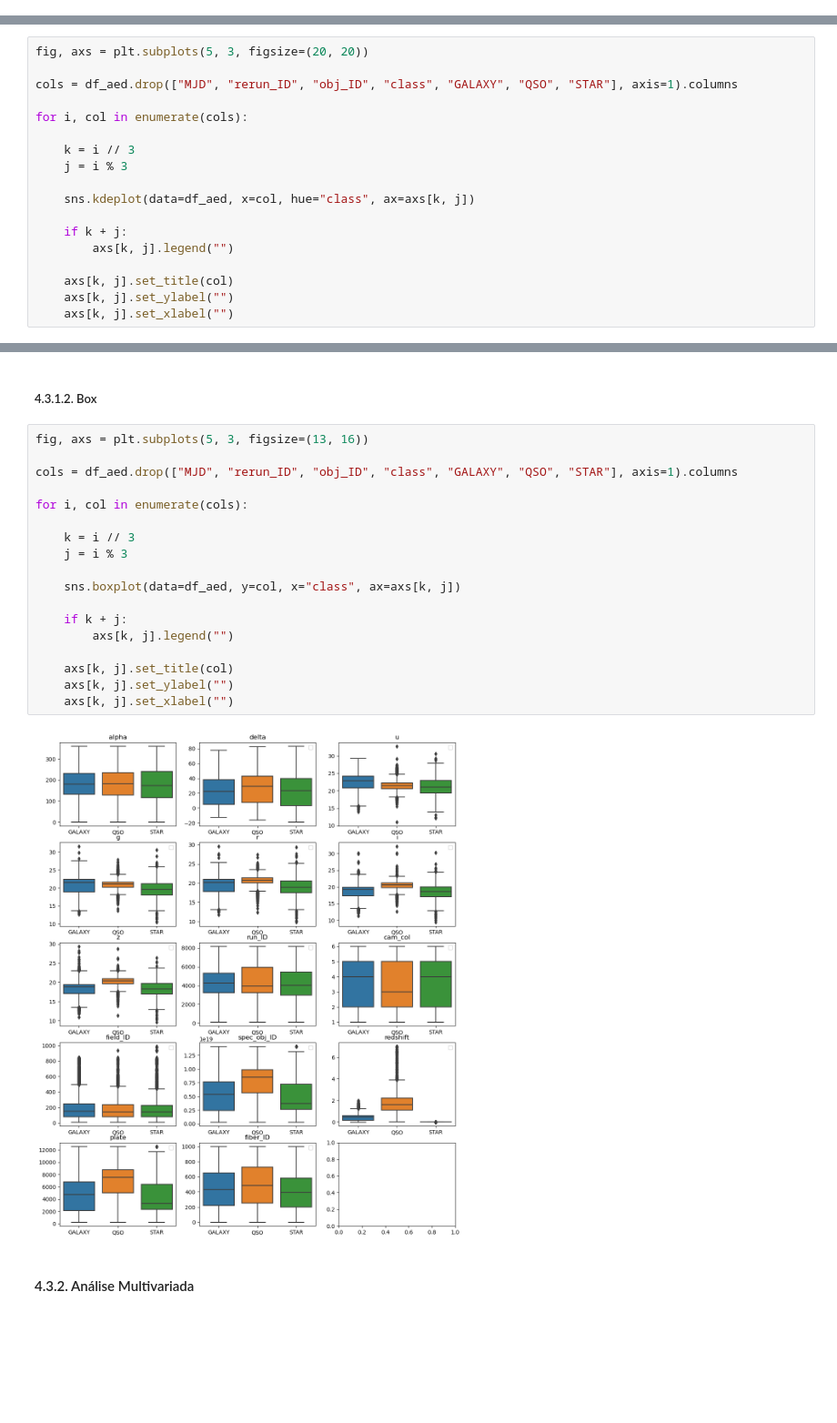
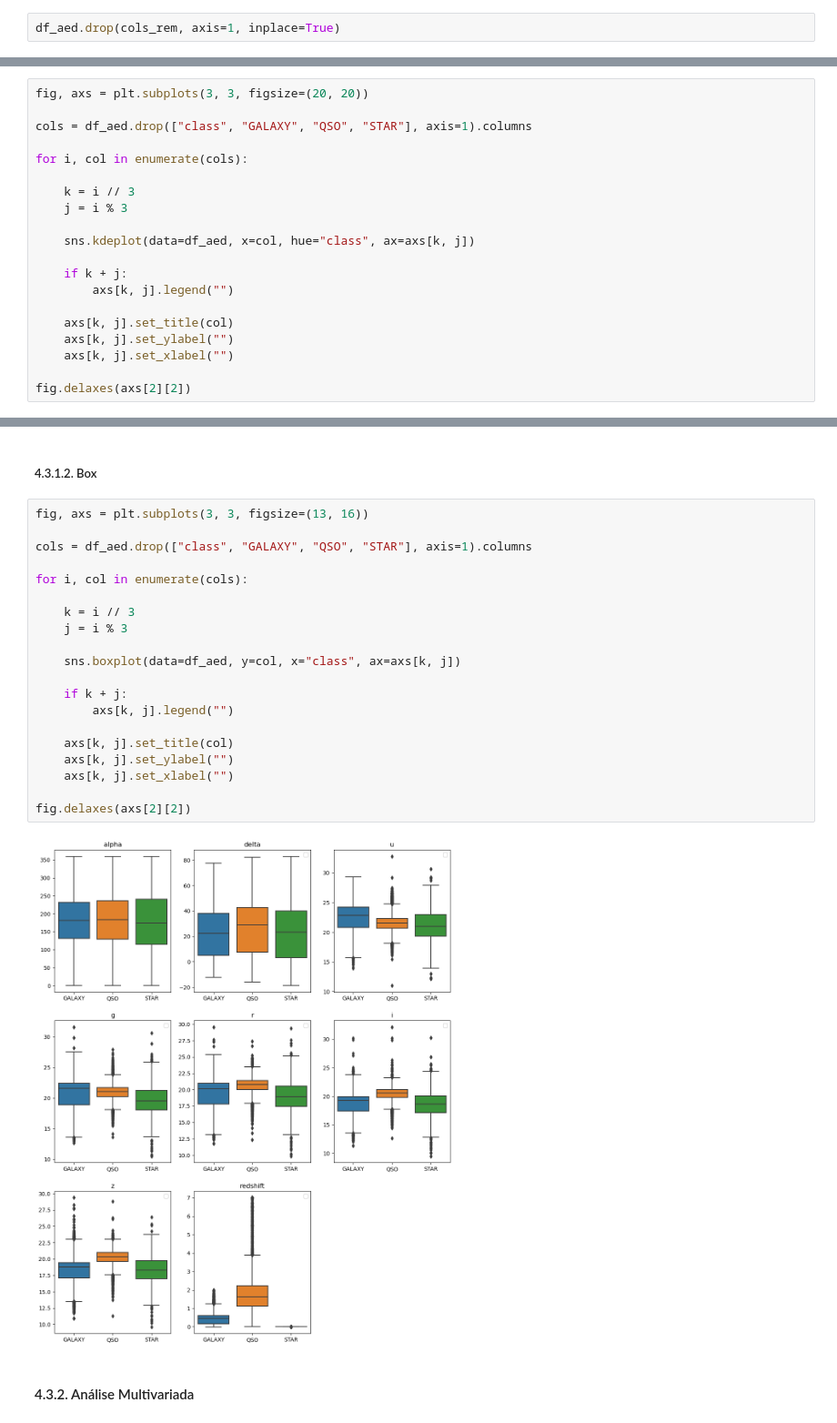
Before and after one commit to saulorcj/disciplina-aprendizado-maquina, a Jupyter notebook: stellar.ipynb, the cells around one changed output, grey strips where cells are left out. Shown at 91% size. Drawn from its saved outputs; the diff is of its cells as text; blank space fills up the shorter version.

```diff
--- a/stellar.ipynb
+++ b/stellar.ipynb
@@ -162,3 +164,5 @@ df_aed = df.copy()
+# %%
+df_aed.drop(cols_rem, axis=1, inplace=True)
 # %%
 ohe = OneHotEncoder()
 # %%
@@ -203,9 +207,9 @@ plt.show()
 # %% [markdown]
 ##### 4.3.1.1. KDE
 # %%
-fig, axs = plt.subplots(5, 3, figsize=(20, 20))
+fig, axs = plt.subplots(3, 3, figsize=(20, 20))
 
-cols = df_aed.drop(["MJD", "rerun_ID", "obj_ID", "class", "GALAXY", "QSO", "STAR"], axis=1).columns
+cols = df_aed.drop(["class", "GALAXY", "QSO", "STAR"], axis=1).columns
 
 for i, col in enumerate(cols):
 
@@ -220,4 +224,6 @@ for i, col in enumerate(cols):
     axs[k, j].set_title(col)
     axs[k, j].set_ylabel("")
     axs[k, j].set_xlabel("")
+
+fig.delaxes(axs[2][2])
 # %% [output]
@@ -225,25 +231,27 @@ for i, col in enumerate(cols):
 # %% [markdown]
 ##### 4.3.1.2. Box
 # %%
-fig, axs = plt.subplots(5, 3, figsize=(13, 16))
+fig, axs = plt.subplots(3, 3, figsize=(13, 16))
 
-cols = df_aed.drop(["MJD", "rerun_ID", "obj_ID", "class", "GALAXY", "QSO", "STAR"], axis=1).columns
+cols = df_aed.drop(["class", "GALAXY", "QSO", "STAR"], axis=1).columns
 
 for i, col in enumerate(cols):
 
     k = i // 3
     j = i % 3
 
     sns.boxplot(data=df_aed, y=col, x="class", ax=axs[k, j])
 
     if k + j:
         axs[k, j].legend("")
 
     axs[k, j].set_title(col)
     axs[k, j].set_ylabel("")
     axs[k, j].set_xlabel("")
+
+fig.delaxes(axs[2][2])
 # %% [output]
-[figure, old version]
+[figure, new version]
 # %% [markdown]
 #### 4.3.2. Análise Multivariada
 # %% [markdown]
```
Also changed, not shown: parts of 9 cells of this notebook.
